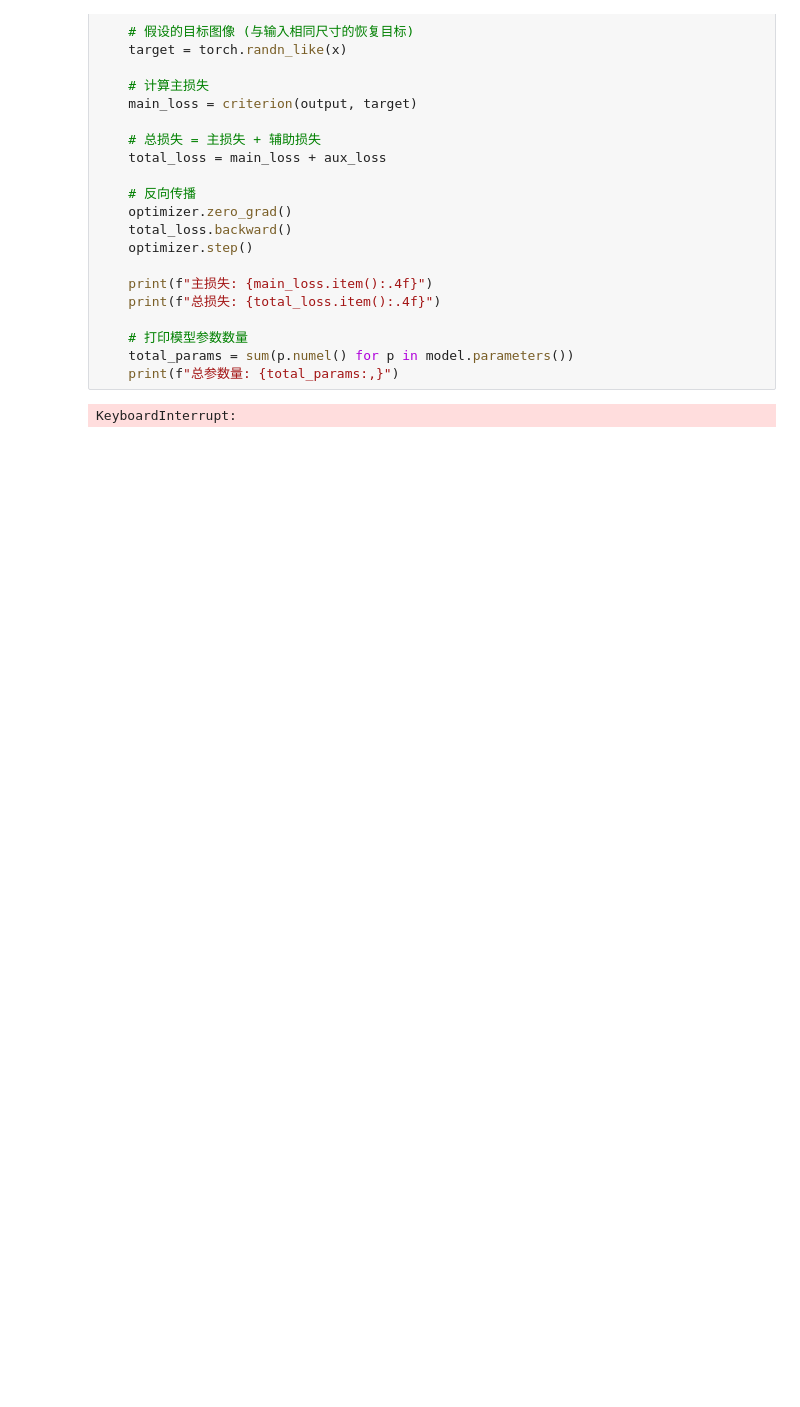
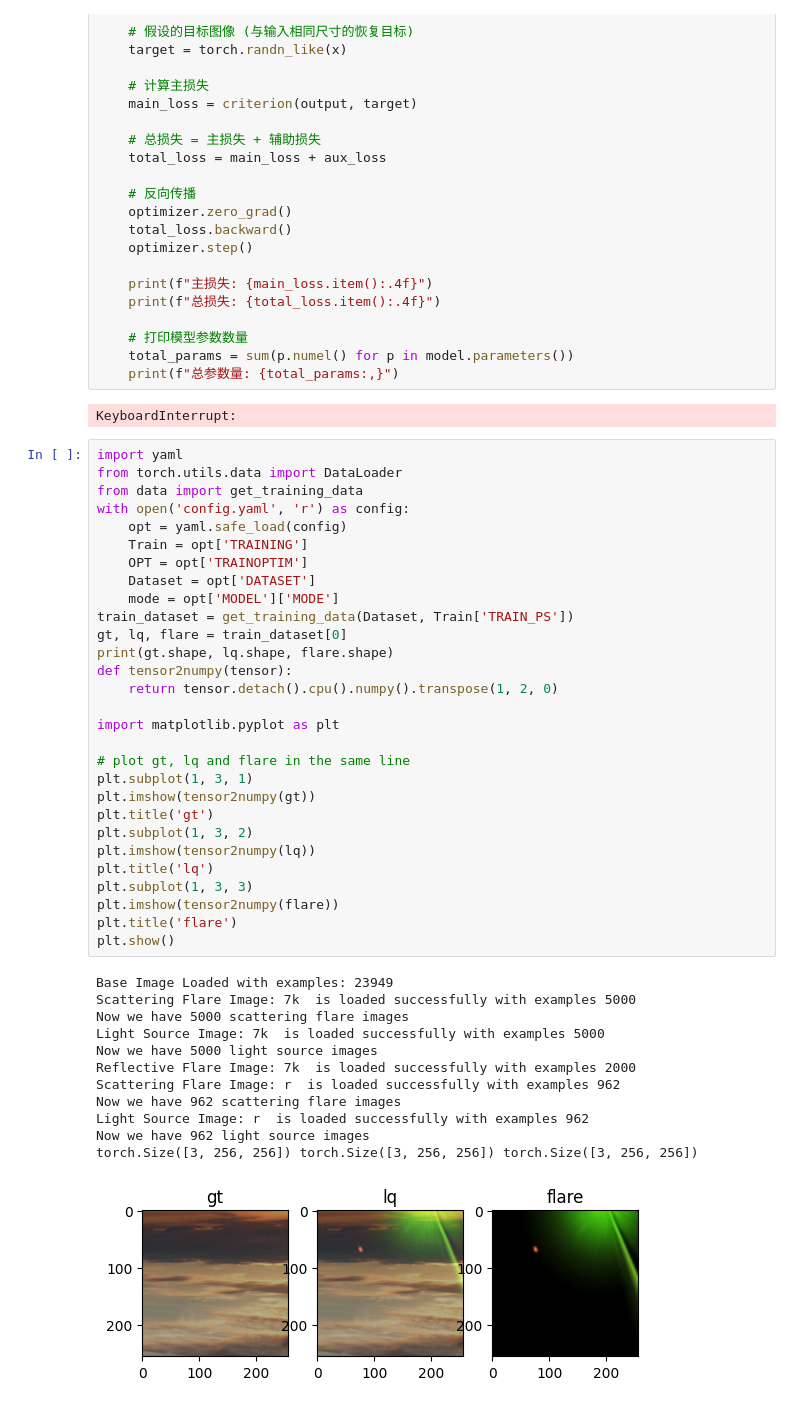
Before and after one commit to zomtractor/myworks, a Jupyter notebook: work2_1/test.ipynb, the cells around one changed output. Cells and saved outputs as stored; diff of their text form; blank space fills up the shorter version.

```diff
--- a/work2_1/test.ipynb
+++ b/work2_1/test.ipynb
@@ -314,3 +314,45 @@ if __name__ == "__main__":
     print(f"总参数量: {total_params:,}")
 # %% [output]
 KeyboardInterrupt:
+# %%
+import yaml
+from torch.utils.data import DataLoader
+from data import get_training_data
+with open('config.yaml', 'r') as config:
+    opt = yaml.safe_load(config)
+    Train = opt['TRAINING']
+    OPT = opt['TRAINOPTIM']
+    Dataset = opt['DATASET']
+    mode = opt['MODEL']['MODE']
+train_dataset = get_training_data(Dataset, Train['TRAIN_PS'])
+gt, lq, flare = train_dataset[0]
+print(gt.shape, lq.shape, flare.shape)
+def tensor2numpy(tensor):
+    return tensor.detach().cpu().numpy().transpose(1, 2, 0)
+
+import matplotlib.pyplot as plt
+
+# plot gt, lq and flare in the same line
+plt.subplot(1, 3, 1)
+plt.imshow(tensor2numpy(gt))
+plt.title('gt')
+plt.subplot(1, 3, 2)
+plt.imshow(tensor2numpy(lq))
+plt.title('lq')
+plt.subplot(1, 3, 3)
+plt.imshow(tensor2numpy(flare))
+plt.title('flare')
+plt.show()
+# %% [output]
+Base Image Loaded with examples: 23949
+Scattering Flare Image: 7k  is loaded successfully with examples 5000
+Now we have 5000 scattering flare images
+Light Source Image: 7k  is loaded successfully with examples 5000
+Now we have 5000 light source images
+Reflective Flare Image: 7k  is loaded successfully with examples 2000
+Scattering Flare Image: r  is loaded successfully with examples 962
+Now we have 962 scattering flare images
+Light Source Image: r  is loaded successfully with examples 962
+Now we have 962 light source images
+torch.Size([3, 256, 256]) torch.Size([3, 256, 256]) torch.Size([3, 256, 256])
+[figure, added]
```
Also changed, not shown: 2 other files.
